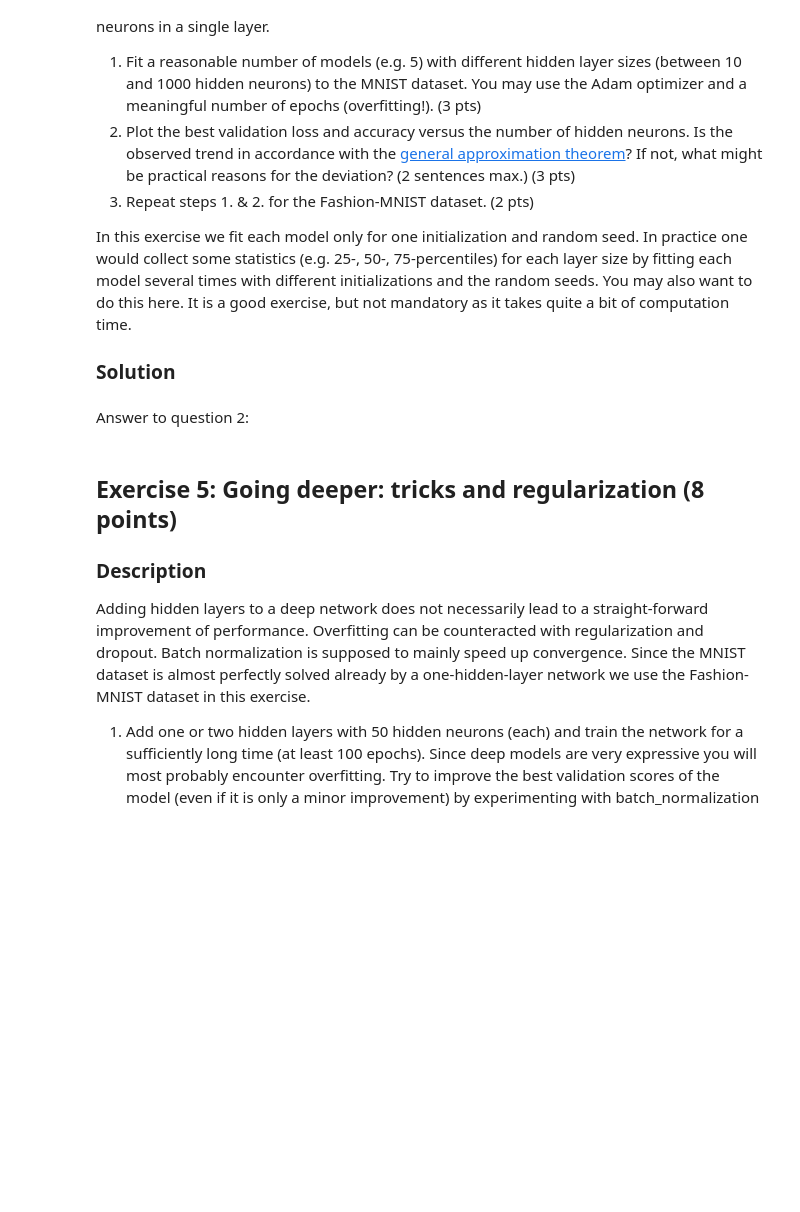
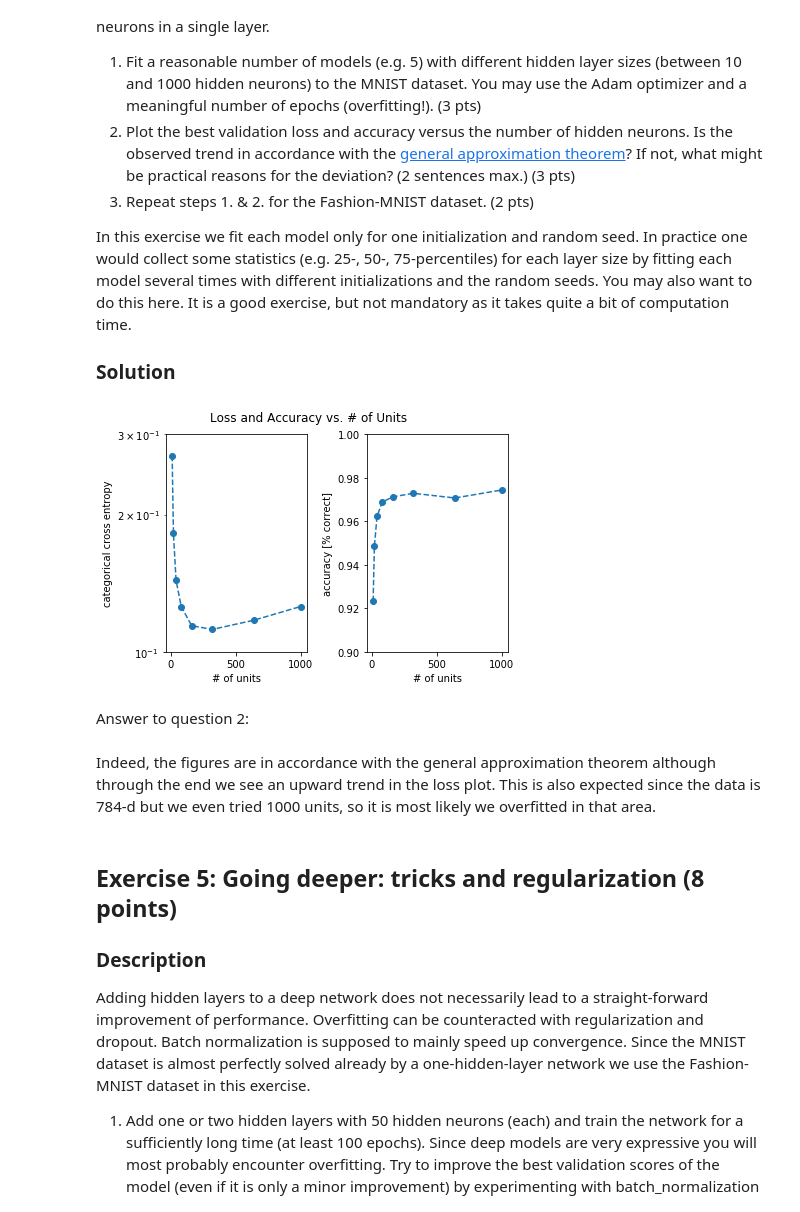
Before and after one commit to FrancescoPase/ANN, a Jupyter notebook: miniproject1.ipynb, the cells around one changed output. Saved outputs shown, nothing was run; the diff lists cells and outputs as text; code cells hidden in the pictures; blank space fills up the shorter version.

```diff
--- a/miniproject1.ipynb
+++ b/miniproject1.ipynb
@@ -394,19 +395,43 @@ In this exercise we fit each model only for one initialization and random seed.
 
 ### Solution
 # %%
-def comparison_layer(histories,num_units,label1, label2, title):
-    fig, ax1, ax2 = prepare_standardplot(title, "epochs")
+from keras import optimizers
+def comparison_layer(histories,num_units, title):
+    fig, ax1, ax2 = prepare_standardplot(title, "# of units")
     best_val_losses = [min(history.history['val_loss']) for history in histories]
     best_val_accs = [max(history.history['val_acc']) for history in histories]
 
-    ax1.plot(history_sgd.history['loss'], label=label1 + ' training')
+    ax1.plot(num_units, best_val_losses, marker='o', linestyle='--')
 
-    ax2.plot(history_sgd.history['acc'], label=label1 + ' training')
+    ax2.plot(num_units, best_val_accs, marker='o', linestyle='--')
 
     finalize_standardplot(fig, ax1, ax2)
+    ax2.set_ylim([0.9,1])
+    ax1.set_ylim([0.1,0.3])
     return fig
+# %%
+
+
+
+
+num_units = [10, 20, 40, 80, 160, 320, 640, 1000]
+histories = []
+for u in num_units:
+    model = Sequential()
+    model.add(Dense(u, input_dim = 784, activation='relu'))
+    model.add(Dense(10, activation='softmax'))
+    adam = optimizers.Adam(lr = 0.01)
+    model.compile(optimizer = adam, loss = 'categorical_crossentropy', metrics = ['accuracy'])
+    history = model.fit(x_train, y_train, batch_size = 128, epochs = 10, validation_split = 0.2, verbose=0)
+    histories.append(history)
+# %%
+comparison_layer(histories, num_units, 'Loss and Accuracy vs. # of Units');
+# %% [output]
+[figure, added]
 # %% [markdown]
 Answer to question 2:
+# %% [markdown]
+Indeed, the figures are in accordance with the general approximation theorem although through the end we see an upward trend in the loss plot. This is also expected since the data is 784-d but we even tried 1000 units, so it is most likely we overfitted in that area.
 # %% [markdown]
 ## Exercise 5: Going deeper: tricks and regularization (8 points)
 
```
Also changed, not shown: parts of 4 cells of this notebook.
